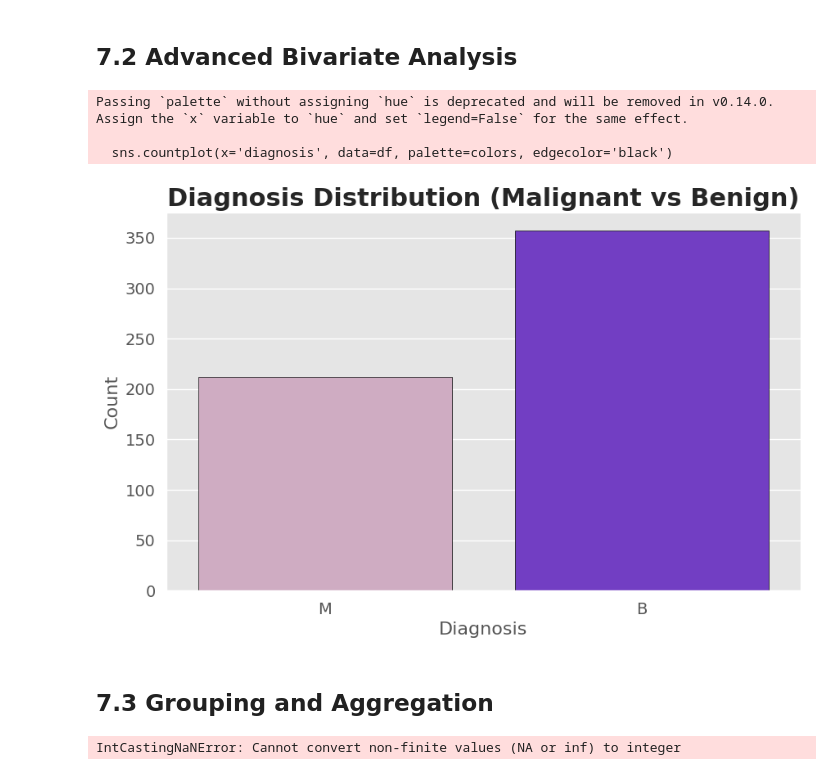
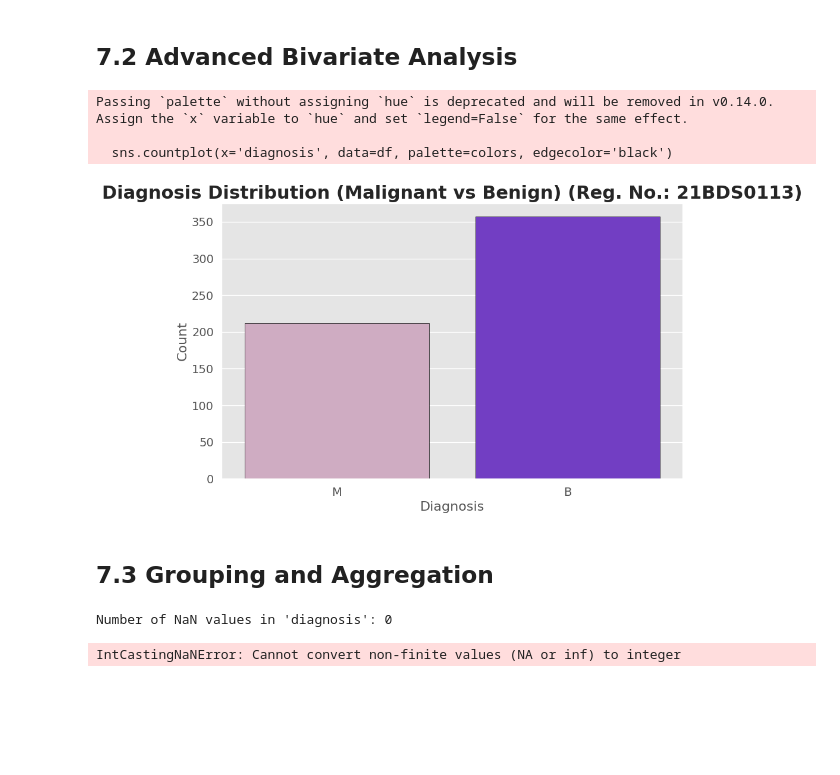
Before and after one commit to tavishijain3/Breast-Cancer-Data-Analysis-and-Prediction, a Jupyter notebook: EDA.ipynb, the cells around one changed output. Drawn from its saved outputs; the diff is of its cells as text; code cells hidden in the pictures; blank space fills up the shorter version.

```diff
--- a/EDA.ipynb
+++ b/EDA.ipynb
@@ -403,29 +410,29 @@ df[['radius_mean', 'radius_bin']].head()
 # %%
 # Bar plot for categorical feature - diagnosis
 import matplotlib.pyplot as plt
 import seaborn as sns
 
 # Define a custom purple-pink color scheme
 colors = ["#D5A6C4", "#6D28D9"]  # Light pink and dark purple
 
 # Create the bar plot for the categorical feature 'diagnosis'
 plt.figure(figsize=(10, 6))
 sns.countplot(x='diagnosis', data=df, palette=colors, edgecolor='black')
 
 # Customize the plot
-plt.title('Diagnosis Distribution (Malignant vs Benign)', fontsize=22, weight='bold')
+plt.title('Diagnosis Distribution (Malignant vs Benign) (Reg. No.: 21BDS0113)', fontsize=22, weight='bold')
 plt.xlabel('Diagnosis', fontsize=16)
 plt.ylabel('Count', fontsize=16)
 plt.xticks(fontsize=14)
 plt.yticks(fontsize=14)
 
 # Show the plot
 plt.show()
 # %% [output]
 Passing `palette` without assigning `hue` is deprecated and will be removed in v0.14.0. Assign the `x` variable to `hue` and set `legend=False` for the same effect.
 
   sns.countplot(x='diagnosis', data=df, palette=colors, edgecolor='black')
-[figure, old version]
+[figure, new version]
 # %% [markdown]
 ## 7.3 Grouping and Aggregation
 # %%
@@ -433,20 +440,24 @@ import pandas as pd
 import matplotlib.pyplot as plt
 import seaborn as sns
 
-# Load the dataset if needed (replace with your own dataset if different)
+# Load the dataset (uncomment and set the path if needed)
 # df = pd.read_csv('path_to_your_dataset.csv')
+
+# Check for NaN values in the 'diagnosis' column
+print("Number of NaN values in 'diagnosis':", df['diagnosis'].isna().sum())
+
+# Fill NaN values or drop rows (choose one)
+# Option 1: Fill NaN with a default value (e.g., 0 for Benign)
+# df['diagnosis'].fillna('B', inplace=True)  # Assuming 'B' is the default
+
+# Option 2: Drop rows with NaN in 'diagnosis'
+df.dropna(subset=['diagnosis'], inplace=True)
 
 # Ensure 'diagnosis' is correctly mapped to numeric (0 for Benign, 1 for Malignant)
 df['diagnosis'] = df['diagnosis'].map({'M': 1, 'B': 0}).astype(int)
 
-# Confirm that 'diagnosis' is now numeric
-print(df['diagnosis'].dtype)
-
-# Grouping by 'diagnosis' and calculating the mean for each group
+# Grouping by 'diagnosis' and calculating the mean for each feature
 df_grouped = df.groupby('diagnosis').mean()
-
-# Display the first few rows of the grouped DataFrame to verify
-print(df_grouped.head())
 
 # Transpose the grouped DataFrame for better visualization
 df_grouped = df_grouped.T
@@ -455,19 +466,27 @@ df_grouped = df_grouped.T
 plt.figure(figsize=(14, 8))
 colors = ["#6A0DAD", "#FF69B4"]  # Dark purple and pink
 
-# Plot the grouped data
-df_grouped.plot(kind='bar', color=colors, edgecolor='black', figsize=(14, 8))
+# Create the bar plot with enhanced aesthetics
+bars = plt.bar(df_grouped.index, df_grouped[0], color=colors[0], edgecolor='black', label='Benign')
+plt.bar(df_grouped.index, df_grouped[1], bottom=df_grouped[0], color=colors[1], edgecolor='black', label='Malignant')
+
+# Add annotations on top of bars
+for i in range(len(df_grouped)):
+    plt.text(i, df_grouped[0].iloc[i] + df_grouped[1].iloc[i] - 0.05,
+             f'{df_grouped[0].iloc[i]:.2f}', ha='center', fontsize=10, color='black', weight='bold')
 
 # Customize plot appearance
-plt.title('Average Values of Features by Diagnosis', fontsize=22, weight='bold')
+plt.title('Average Values of Features by Diagnosis (21BDS0113)', fontsize=22, weight='bold')
 plt.xlabel('Features', fontsize=16)
 plt.ylabel('Average Value', fontsize=16)
 plt.xticks(rotation=45, ha='right', fontsize=12)
 plt.yticks(fontsize=12)
 plt.legend(title='Diagnosis (0: Benign, 1: Malignant)', fontsize=12)
+plt.grid(axis='y', linestyle='--', alpha=0.7)  # Add horizontal grid lines for better readability
 
 # Display the plot with a neat layout
 plt.tight_layout()
 plt.show()
 # %% [output]
-IntCastingNaNError: Cannot convert non-finite values (NA or inf) to integer
+Number of NaN values in 'diagnosis': 0
+IntCastingNaNError: Cannot convert non-finite values (NA or inf) to integer
```
Also changed, not shown: parts of 6 cells of this notebook.
